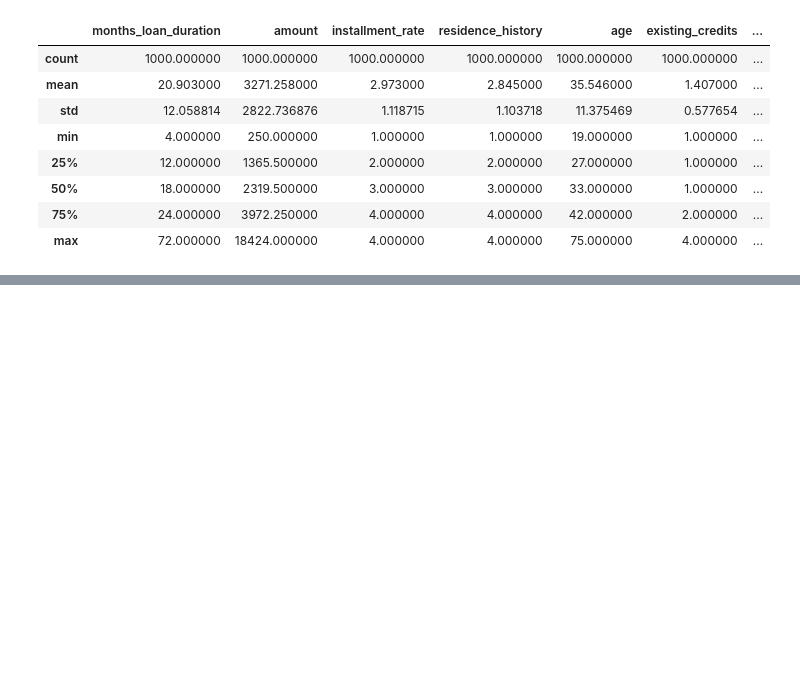
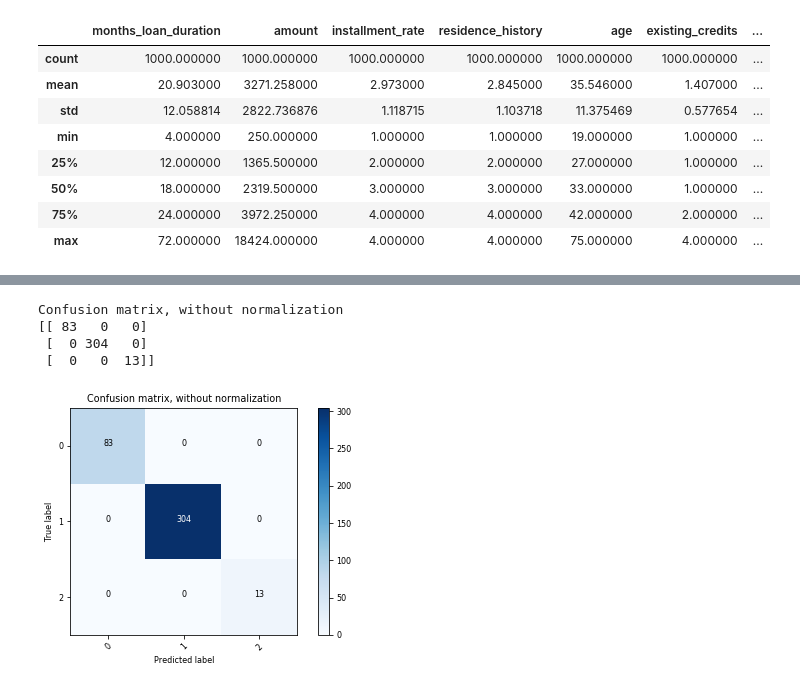
Before and after one commit to ademyanchuk/data_analys_labs, a Jupyter notebook: Lab3.ipynb, the cells around one changed output, grey strips where cells are left out. Cells and saved outputs as stored; diff of their text form; code cells hidden in the pictures; blank space fills up the shorter version.

```diff
--- a/Lab3.ipynb
+++ b/Lab3.ipynb
@@ -131,0 +300,4 @@ credits.describe()
+# %%
+tree = DecisionTreeClassifier(min_samples_split=50)
+# %%
+tree.fit(X_train, y_train)
@@ -131,0 +315,17 @@ credits.describe()
+# %%
+pred_y = tree.predict(X_valid)
+# %%
+cm = confusion_matrix(y_valid, pred_y)
+# %%
+np.set_printoptions(precision=2)
+
+# Plot non-normalized confusion matrix
+plt.figure()
+plot_confusion_matrix(cm, classes=[0,1,2],
+                      title='Confusion matrix, without normalization')
+# %% [output]
+Confusion matrix, without normalization
+[[ 83   0   0]
+ [  0 304   0]
+ [  0   0  13]]
+[figure, added]
```
Also changed, not shown: parts of 67 cells of this notebook.
